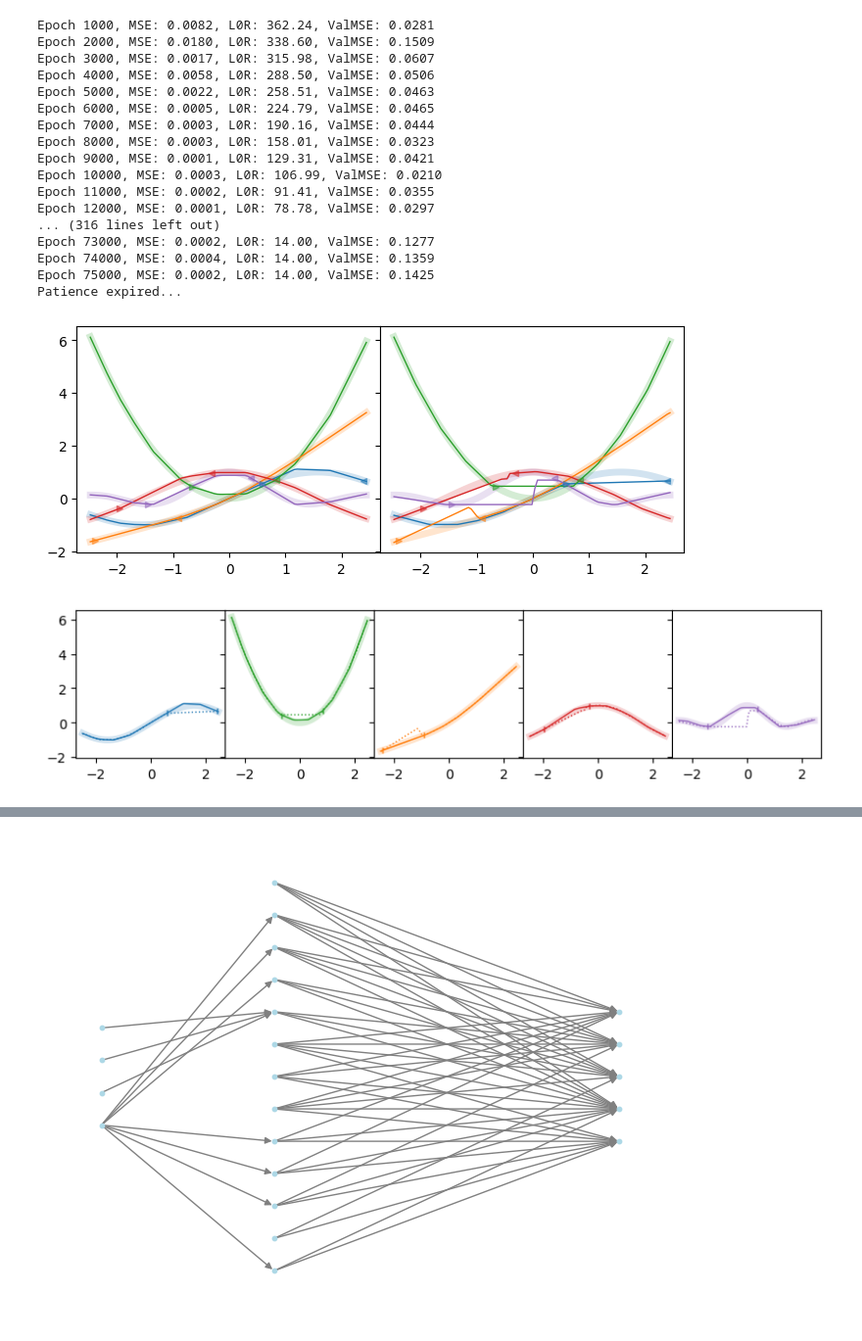
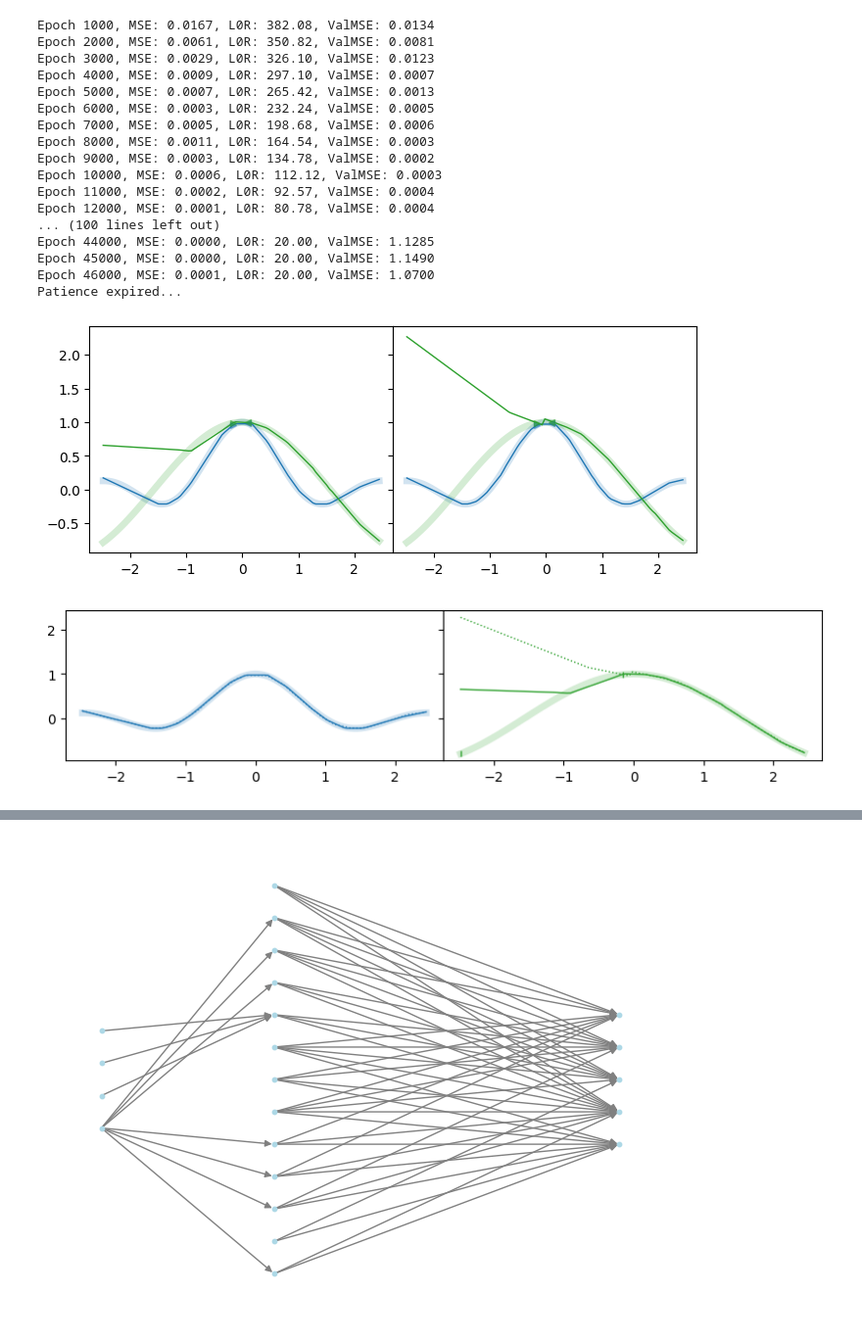
Before and after one commit to reinhart-group/sparsenn, a Jupyter notebook: examples/sparse_learning.ipynb, the cells around one changed output, grey strips where cells are left out. Shown at 98% size. Drawn from its saved outputs; the diff is of its cells as text; code cells hidden in the pictures.

```diff
--- a/examples/sparse_learning.ipynb
+++ b/examples/sparse_learning.ipynb
@@ -20,15 +20,22 @@ def cos_activation(x):
 def sinc_activation(x):
     return np.sinc(x)
 
+# task_list = [
+#     sin_activation,
+#     square_activation,
+#     bent_activation,
+#     cos_activation,
+#     sinc_activation,
+# ]
+
 task_list = [
-    sin_activation,
-    square_activation,
-    bent_activation,
+    sinc_activation,
     cos_activation,
-    sinc_activation,
 ]
 
 input_dim = 1
+extrapolate = True
+full_tasks = [0]
 
 # generate data
 np.random.seed(0)
@@ -43,12 +50,20 @@ for task in task_list:
     y_train = np.hstack([y_train, task(x_train) + np.random.randn(x_train.shape[0], x_train.shape[1]) * delta_mag])
     y_valid = np.hstack([y_valid, task(x_valid) + np.random.randn(x_valid.shape[0], x_valid.shape[1]) * delta_mag])
 
-missing_frac = 0.33
+missing_frac = 0.5
 for i, _ in enumerate(task_list):
-    lo_pct = np.random.rand() * (1-missing_frac)
+    if extrapolate:
+        if np.random.rand() < 0.5:
+            lo_pct = 0  # start at left boundary
+        else:
+            lo_pct = 1 - missing_frac  # start at right boundary
+    else:
+        lo_pct = np.random.rand() * (1-missing_frac)
     hi_pct = lo_pct + missing_frac
     lo, hi = np.percentile(x_train, [lo_pct*100, hi_pct*100])
-    x_in = (x_train > lo) & (x_train < hi)
+    x_in = (x_train >= lo) & (x_train <= hi)
+    if i in full_tasks:
+        x_in = np.zeros(0, dtype=bool)
     y_train[x_in.flatten(), i] = np.nan
 
 x_train = torch.tensor(x_train).float()
@@ -201,22 +216,22 @@ for i, t in enumerate(task_list):
 
     st_models.append(model)
 # %% [output]
-Epoch 1000, MSE: 0.0082, L0R: 362.24, ValMSE: 0.0281
-Epoch 2000, MSE: 0.0180, L0R: 338.60, ValMSE: 0.1509
-Epoch 3000, MSE: 0.0017, L0R: 315.98, ValMSE: 0.0607
-Epoch 4000, MSE: 0.0058, L0R: 288.50, ValMSE: 0.0506
-Epoch 5000, MSE: 0.0022, L0R: 258.51, ValMSE: 0.0463
-Epoch 6000, MSE: 0.0005, L0R: 224.79, ValMSE: 0.0465
-Epoch 7000, MSE: 0.0003, L0R: 190.16, ValMSE: 0.0444
-Epoch 8000, MSE: 0.0003, L0R: 158.01, ValMSE: 0.0323
-Epoch 9000, MSE: 0.0001, L0R: 129.31, ValMSE: 0.0421
-Epoch 10000, MSE: 0.0003, L0R: 106.99, ValMSE: 0.0210
-Epoch 11000, MSE: 0.0002, L0R: 91.41, ValMSE: 0.0355
-Epoch 12000, MSE: 0.0001, L0R: 78.78, ValMSE: 0.0297
-... (316 lines left out)
-Epoch 73000, MSE: 0.0002, L0R: 14.00, ValMSE: 0.1277
-Epoch 74000, MSE: 0.0004, L0R: 14.00, ValMSE: 0.1359
-Epoch 75000, MSE: 0.0002, L0R: 14.00, ValMSE: 0.1425
+Epoch 1000, MSE: 0.0167, L0R: 382.08, ValMSE: 0.0134
+Epoch 2000, MSE: 0.0061, L0R: 350.82, ValMSE: 0.0081
+Epoch 3000, MSE: 0.0029, L0R: 326.10, ValMSE: 0.0123
+Epoch 4000, MSE: 0.0009, L0R: 297.10, ValMSE: 0.0007
+Epoch 5000, MSE: 0.0007, L0R: 265.42, ValMSE: 0.0013
+Epoch 6000, MSE: 0.0003, L0R: 232.24, ValMSE: 0.0005
+Epoch 7000, MSE: 0.0005, L0R: 198.68, ValMSE: 0.0006
+Epoch 8000, MSE: 0.0011, L0R: 164.54, ValMSE: 0.0003
+Epoch 9000, MSE: 0.0003, L0R: 134.78, ValMSE: 0.0002
+Epoch 10000, MSE: 0.0006, L0R: 112.12, ValMSE: 0.0003
+Epoch 11000, MSE: 0.0002, L0R: 92.57, ValMSE: 0.0004
+Epoch 12000, MSE: 0.0001, L0R: 80.78, ValMSE: 0.0004
+... (100 lines left out)
+Epoch 44000, MSE: 0.0000, L0R: 20.00, ValMSE: 1.1285
+Epoch 45000, MSE: 0.0000, L0R: 20.00, ValMSE: 1.1490
+Epoch 46000, MSE: 0.0001, L0R: 20.00, ValMSE: 1.0700
 Patience expired...
 # %%
 from matplotlib import cm
@@ -263,46 +278,48 @@ for i in range(y_train.shape[1]):
     ax.plot(train_gap[0], task_list[i](train_gap)[0], '>', c=colors[i], ms=5, alpha=0.5, zorder=2)
     ax.plot(train_gap[1], task_list[i](train_gap)[1], '<', c=colors[i], ms=5, alpha=0.5, zorder=2)
 # %% [output]
-[figure, old version]
+[figure, new version]
 # %%
 from matplotlib import cm
 
 mt_model.eval()
 
 fig, axes = plt.subplots(1, len(task_list), figsize=(10, 2), sharey='all')
 fig.subplots_adjust(wspace=0)
 
 
 x_arr = torch.linspace(x_train.min(), x_train.max(), 101)
 
 idx = np.argsort(x_train.numpy().flatten())
 colors = ['tab:blue', 'tab:green', 'tab:orange', 'tab:red', 'tab:purple', 'tab:pink']
 # colors = cm.viridis(np.hstack([np.linspace(0, 0.25, 5), np.linspace(0.375, 0.625, 5), np.linspace(0.75, 1.0, 5)]))
 # colors = cm.viridis(np.linspace(0, 1, y_train.shape[1]))
 for i in range(y_train.shape[1]):
     ax = axes[i]
 
     # do mt model first
     with torch.no_grad():
         mt_output = mt_model(x_arr.unsqueeze(1))
 
     ax.plot(x_arr, task_list[i](x_arr), '-', c=colors[i], lw=5, alpha=0.2, zorder=0)
     ax.plot(x_arr, mt_output.numpy()[:, i], '-', c=colors[i], lw=1.0, zorder=1)
 
     # do st model
     st_models[i].eval()
     with torch.no_grad():
         st_output = st_models[i](x_arr.unsqueeze(1))
     ax.plot(x_arr, st_output.numpy(), ':', c=colors[i], lw=1.0, zorder=2)
 
     # show training domain
-    train_domain = np.sort(x_train[np.isfinite(y_train[:, i])].numpy().flatten())
-    skip_idx = np.argmax(np.diff(train_domain))
-    train_gap = train_domain[[skip_idx, skip_idx+1]]
-    ax.plot(train_gap[0], task_list[i](train_gap)[0], '|', c=colors[i], ms=5, alpha=1.0, zorder=3)
-    ax.plot(train_gap[1], task_list[i](train_gap)[1], '|', c=colors[i], ms=5, alpha=1.0, zorder=3)
+    train_domain = np.sort(x_train[np.isfinite(y_train[:, i]).bool()].numpy().flatten())
+    train_domain = np.hstack([x_arr.min(), train_domain, x_arr.max()])
+    if np.max(np.diff(train_domain)) > 1:
+        skip_idx = np.argmax(np.diff(train_domain))
+        train_gap = train_domain[[skip_idx, skip_idx+1]]
+        ax.plot(train_gap[0], task_list[i](train_gap)[0], '|', c=colors[i], ms=5, alpha=1.0, zorder=3)
+        ax.plot(train_gap[1], task_list[i](train_gap)[1], '|', c=colors[i], ms=5, alpha=1.0, zorder=3)
 # %% [output]
-[figure, old version]
+[figure, new version]
 # %%
 for i, _ in enumerate(task_list):
     with torch.no_grad():
```
Also changed, not shown: parts of 5 cells of this notebook.
